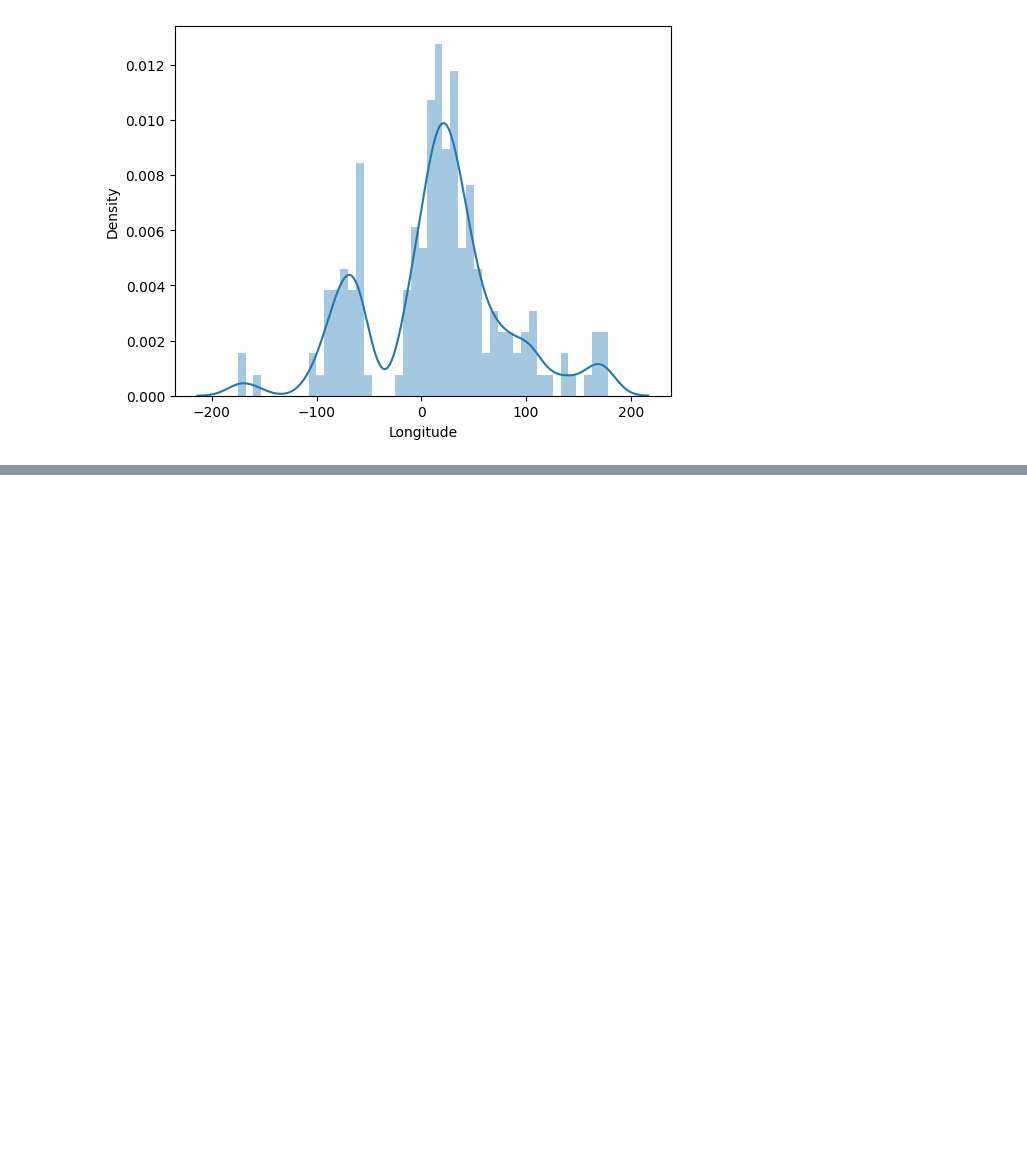
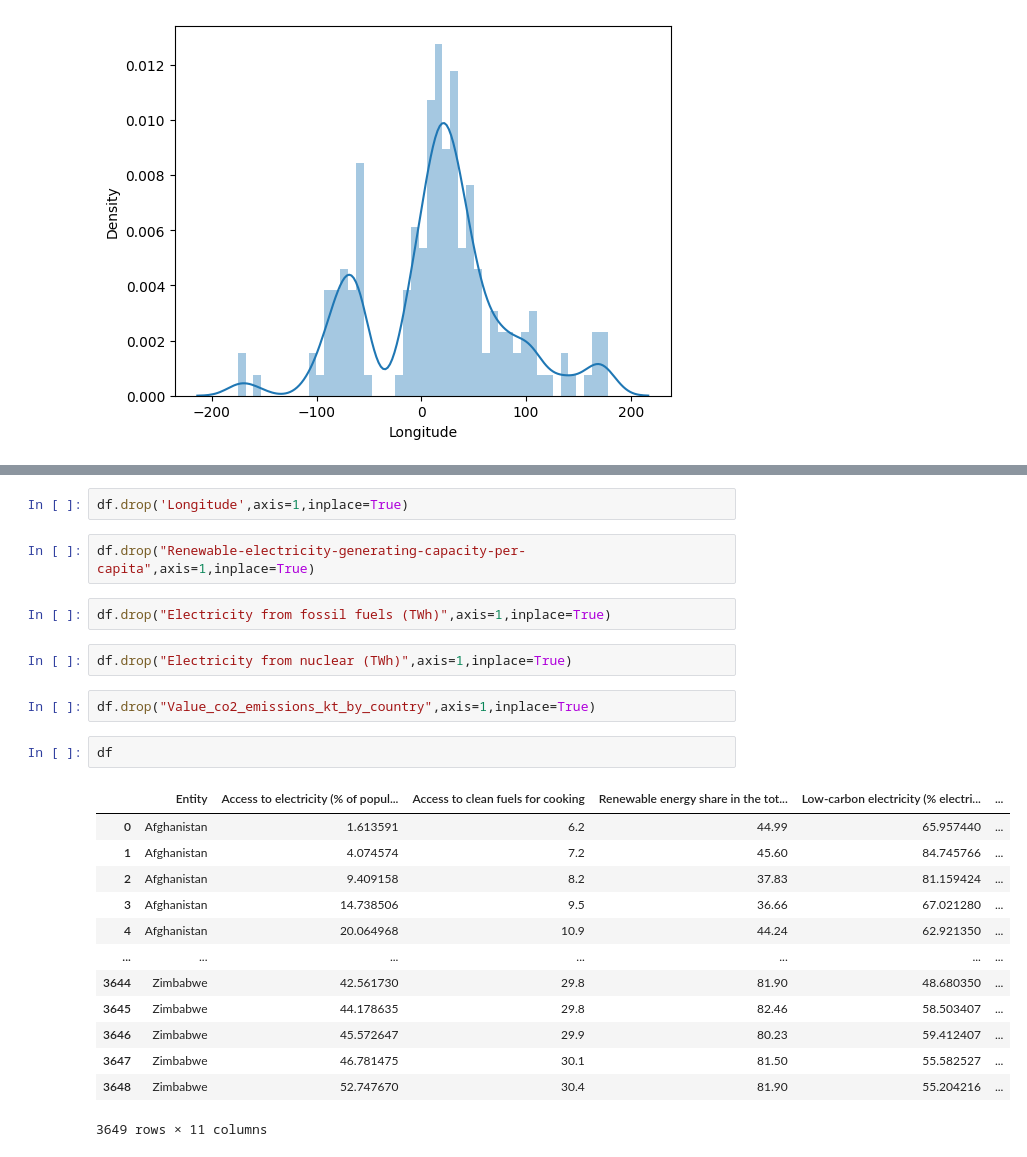
Before and after one commit to chad9012/DataPreprossing3SemProject, a Jupyter notebook: main.ipynb, the cells around one changed output, grey strips where cells are left out. Cells and saved outputs as stored; diff of their text form; blank space fills up the shorter version.

```diff
--- a/main.ipynb
+++ b/main.ipynb
@@ -368,0 +379,26 @@ https://gist.github.com/mwaskom/de44147ed2974457ad6372750bbe5751
+# %%
+df.drop('Longitude',axis=1,inplace=True)
+# %%
+df.drop("Renewable-electricity-generating-capacity-per-capita",axis=1,inplace=True)
+# %%
+df.drop("Electricity from fossil fuels (TWh)",axis=1,inplace=True)
+# %%
+df.drop("Electricity from nuclear (TWh)",axis=1,inplace=True)
+# %%
+df.drop("Value_co2_emissions_kt_by_country",axis=1,inplace=True)
+# %%
+df
+# %% [output]
+|  | Entity | Access to electricity (% of popul... | Access to clean fuels for cooking | Renewable energy share in the tot... | Low-carbon electricity (% electri... | ... |
+| 0 | Afghanistan | 1.613591 | 6.2 | 44.99 | 65.957440 | ... |
+| 1 | Afghanistan | 4.074574 | 7.2 | 45.60 | 84.745766 | ... |
+| 2 | Afghanistan | 9.409158 | 8.2 | 37.83 | 81.159424 | ... |
+| 3 | Afghanistan | 14.738506 | 9.5 | 36.66 | 67.021280 | ... |
+| 4 | Afghanistan | 20.064968 | 10.9 | 44.24 | 62.921350 | ... |
+| ... | ... | ... | ... | ... | ... | ... |
+| 3644 | Zimbabwe | 42.561730 | 29.8 | 81.90 | 48.680350 | ... |
+| 3645 | Zimbabwe | 44.178635 | 29.8 | 82.46 | 58.503407 | ... |
+| 3646 | Zimbabwe | 45.572647 | 29.9 | 80.23 | 59.412407 | ... |
+| 3647 | Zimbabwe | 46.781475 | 30.1 | 81.50 | 55.582527 | ... |
+| 3648 | Zimbabwe | 52.747670 | 30.4 | 81.90 | 55.204216 | ... |
+3649 rows × 11 columns
```
Also changed, not shown: parts of 11 cells of this notebook.
